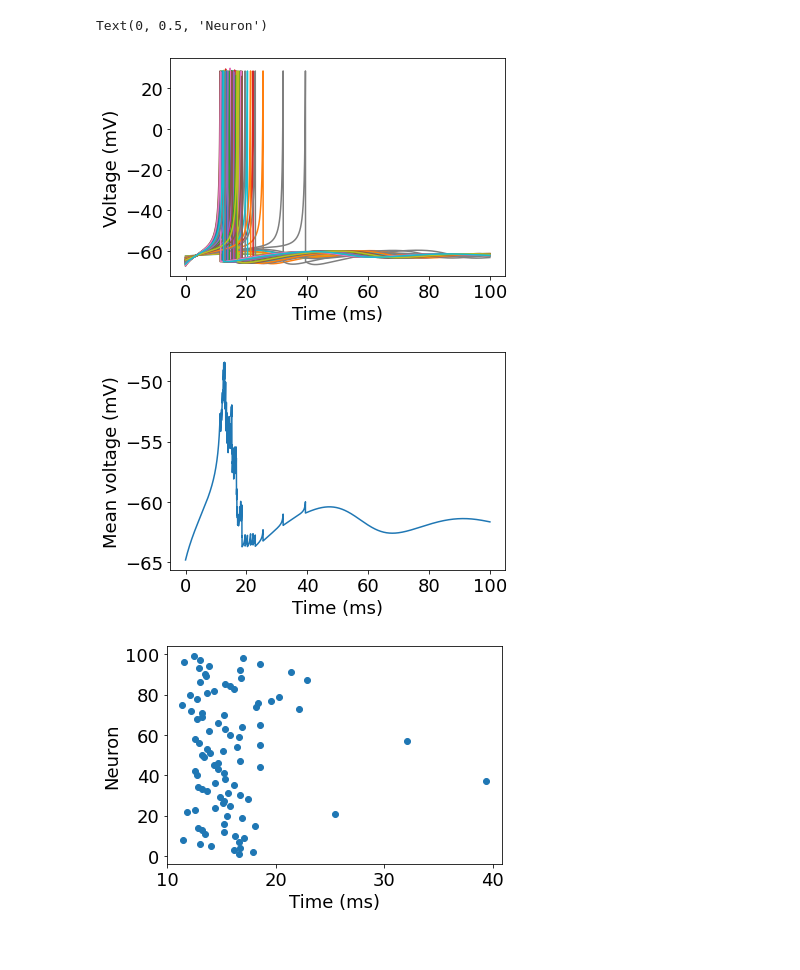
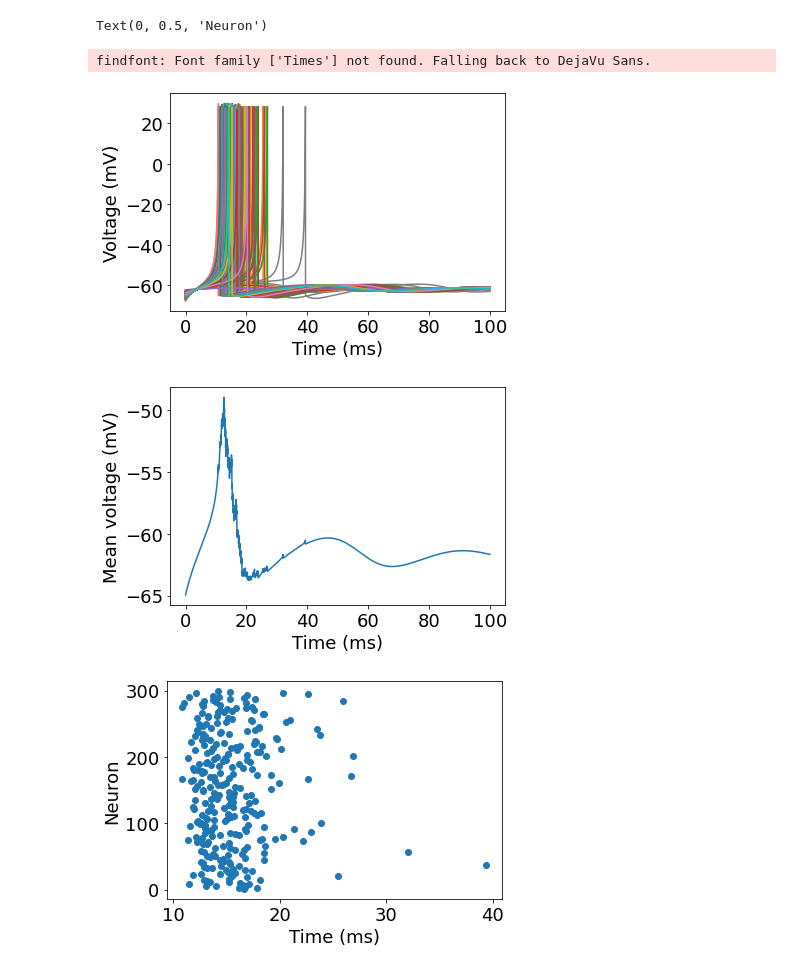
Before and after one commit to davidkelly2002/Final-Year-Project, a Jupyter notebook: Basic Neuron Model.ipynb, the cells around one changed output. Drawn from its saved outputs; the diff is of its cells as text; code cells hidden in the pictures.

```diff
--- a/Basic Neuron Model.ipynb
+++ b/Basic Neuron Model.ipynb
@@ -7,7 +7,7 @@ import seaborn as sns
 np.random.seed(101)
 
 # Numerical parameters
-N = 100               # Number of neurons
+N = 300               # Number of neurons
 T = 100             # Final time in ms
 M = 50000           # Max number of spikes
 dt = 0.005
@@ -23,16 +23,12 @@ d = -1
 v_reset = c
 v_thresh = 30
 
-
 v_init = np.random.normal(-65, 1, size=(N))
-u_init = b*v_init  # Not sure what u_init should be
-
+u_init = 0.26*v_init  # Not sure what u_init should be
 
 t_all = np.array([t0])
 y_0 = np.concatenate([v_init, u_init])
 y_all = np.reshape(y_0, (y_0.shape[0], 1))
-
-
 
 def dxdt(t, x, k, a, b, I):
     v = x[:N]
@@ -43,23 +39,17 @@ def dxdt(t, x, k, a, b, I):
 
     return np.concatenate([dvdt, dudt])
 
-
-
 def v_spike(t, x, k, a, b, I):
     return x[:N].max() - v_thresh
 v_spike.terminal = True
 v_spike.direction = 1
 
-
-
 spike_times = np.zeros((M, 2))
 spikeCounter = 0
 i = 0
 
-
 while i < M and t0 < T:
     y0 = np.concatenate([v_init, u_init])
-
 
     sol_v = solve_ivp(dxdt, [t0, T], y0, args=(k, a, b, I), dense_output=True,
                       events=v_spike, rtol=1e-8)
@@ -69,57 +59,49 @@ while i < M and t0 < T:
     t = np.linspace(t0, t_end, steps)
     y = sol_v.sol(t)
 
-
     t_all = np.concatenate([t_all, t[:-1]], axis=0)
     y_all = np.concatenate([y_all, y[:, :-1]], axis=1)
-
 
     t0 = t_end
     v_init = y[:N, -1]
     u_init = y[N:2*N, -1]
 
-
     if len(sol_v.t_events[0]) > 0:
         spike = v_init.argmax()
 
-
         v_init[spike] = v_reset
         u_init[spike] += d  # Check this is correct
-
 
         spike_times[spikeCounter, :] = [t0, spike]
         spikeCounter = spikeCounter + 1
         i += 1
 
-
-
-
-colours = sns.color_palette('deep')
+        colours = sns.color_palette('deep')
 font = {'family': 'Times', 'weight': 'normal', 'size': 18}
 plt.rc('font', **font)
 
 
 plt.figure()
 plt.plot(t_all, y_all[:N, :].T)
 plt.xlabel('Time (ms)')
 plt.ylabel('Voltage (mV)')
 
 plt.figure()
 plt.plot(t_all,y_all[:N,:].mean(axis=0))
 plt.xlabel('Time (ms)')
 plt.ylabel('Mean voltage (mV)')
 
-
 spike_times = spike_times[:spikeCounter, :]
 plt.figure()
 plt.scatter(spike_times[:, 0], spike_times[:, 1])
 plt.xlabel('Time (ms)')
 plt.ylabel('Neuron')
 # %% [output]
 Text(0, 0.5, 'Neuron')
+findfont: Font family ['Times'] not found. Falling back to DejaVu Sans.
-[figure, old version]
+[figure, new version]
-[figure, old version]
+[figure, new version]
-[figure, old version]
+[figure, new version]
 # %%
 import numpy as np
 import matplotlib.pyplot as plt
```
Also changed, not shown: parts of 2 cells of this notebook.
